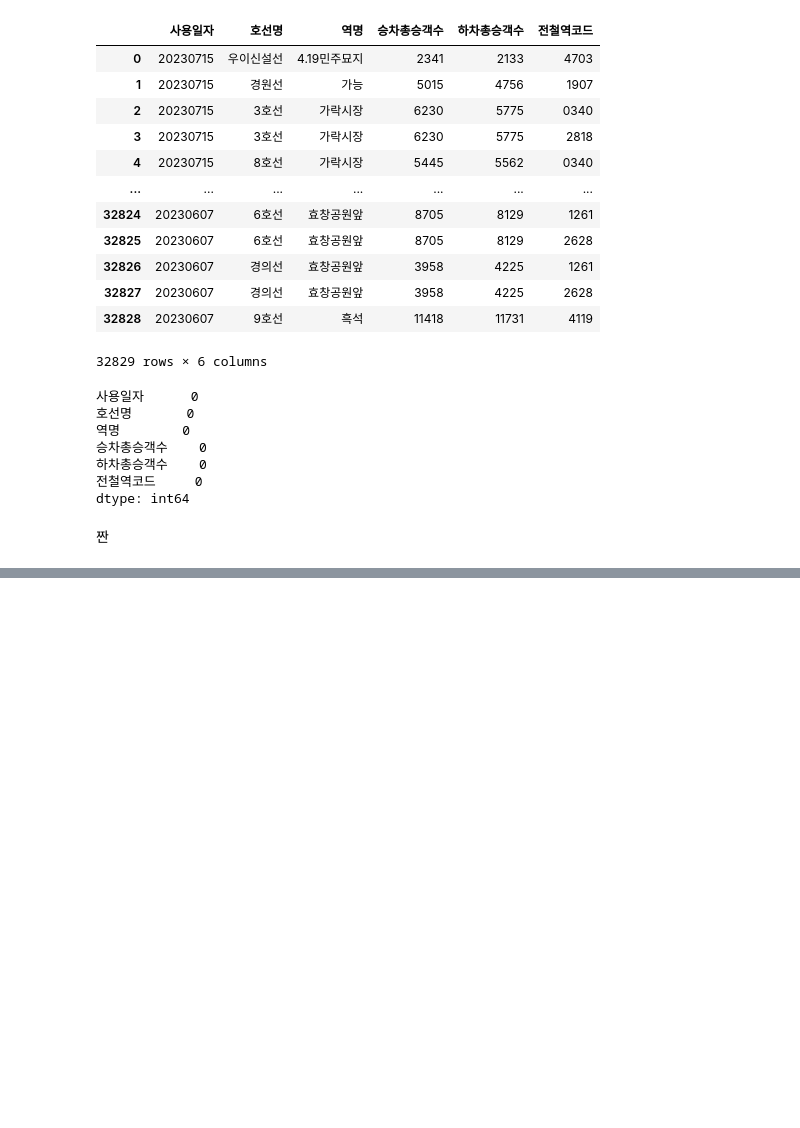
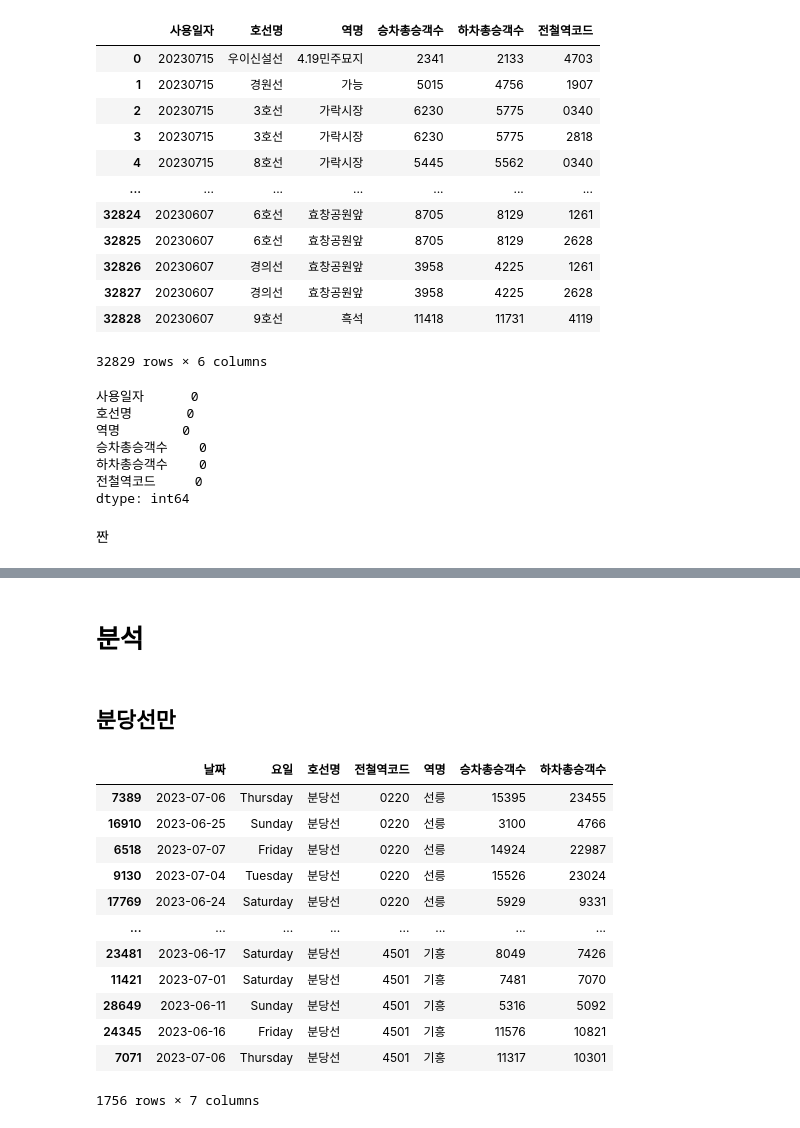
Before and after one commit to YoungjaeKang/subway_congestion_analysis, a Jupyter notebook: subway_congestion_v0.ipynb, the cells around one changed output, grey strips where cells are left out. Drawn from its saved outputs; the diff is of its cells as text; code cells hidden in the pictures; blank space fills up the shorter version.

```diff
--- a/subway_congestion_v0.ipynb
+++ b/subway_congestion_v0.ipynb
@@ -288,0 +326,20 @@ df['date'] = pd.to_datetime(subway_congestion[''], format='%Y%m%d')
+# %% [markdown]
+# 분석
+# %% [markdown]
+## 분당선만
+# %%
+df[df['호선명'] == '분당선']
+# %% [output]
+|  | 날짜 | 요일 | 호선명 | 전철역코드 | 역명 | 승차총승객수 | 하차총승객수 |
+| 7389 | 2023-07-06 | Thursday | 분당선 | 0220 | 선릉 | 15395 | 23455 |
+| 16910 | 2023-06-25 | Sunday | 분당선 | 0220 | 선릉 | 3100 | 4766 |
+| 6518 | 2023-07-07 | Friday | 분당선 | 0220 | 선릉 | 14924 | 22987 |
+| 9130 | 2023-07-04 | Tuesday | 분당선 | 0220 | 선릉 | 15526 | 23024 |
+| 17769 | 2023-06-24 | Saturday | 분당선 | 0220 | 선릉 | 5929 | 9331 |
+| ... | ... | ... | ... | ... | ... | ... | ... |
+| 23481 | 2023-06-17 | Saturday | 분당선 | 4501 | 기흥 | 8049 | 7426 |
+| 11421 | 2023-07-01 | Saturday | 분당선 | 4501 | 기흥 | 7481 | 7070 |
+| 28649 | 2023-06-11 | Sunday | 분당선 | 4501 | 기흥 | 5316 | 5092 |
+| 24345 | 2023-06-16 | Friday | 분당선 | 4501 | 기흥 | 11576 | 10821 |
+| 7071 | 2023-07-06 | Thursday | 분당선 | 4501 | 기흥 | 11317 | 10301 |
+1756 rows × 7 columns
```
Also changed, not shown: parts of 11 cells of this notebook, 1 other file.
